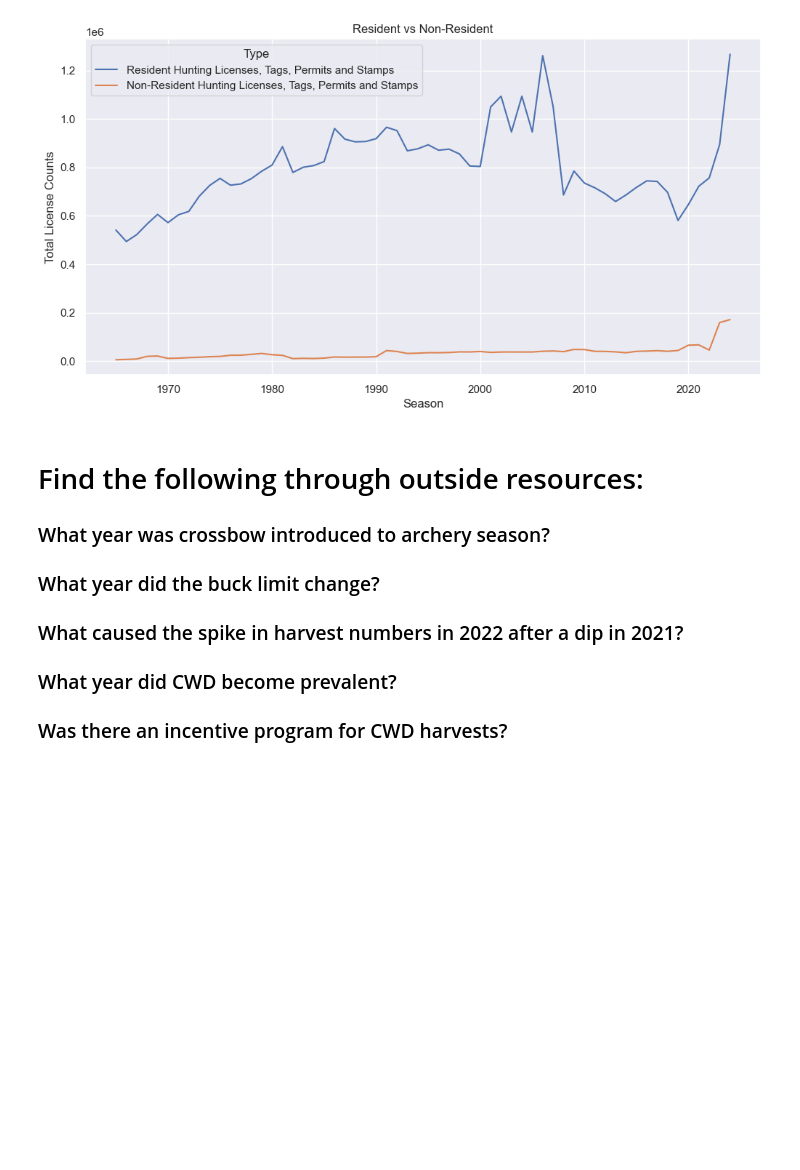
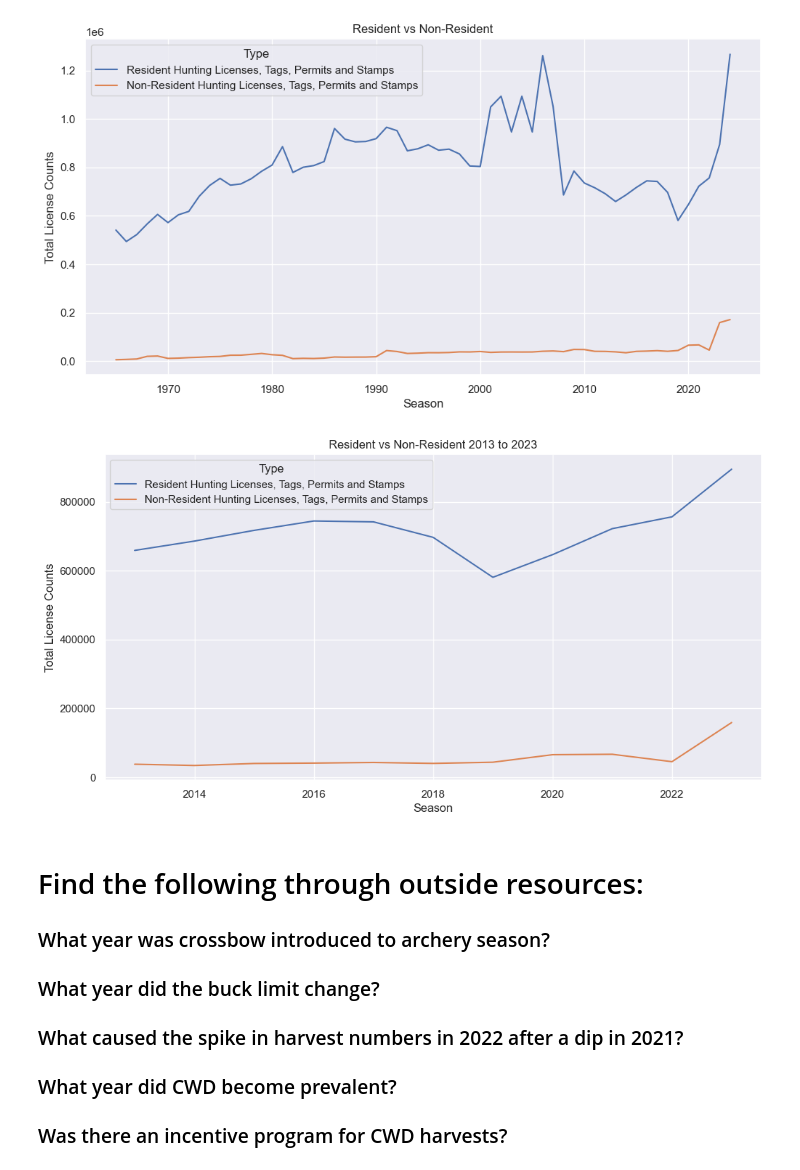
Before and after one commit to McNuttJ/Tennessee-Deer-Herd-Analysis-Capstone, a Jupyter notebook: tennessee_deer_herd_analysis.ipynb, the cells around one changed output. Drawn from its saved outputs; the diff is of its cells as text; code cells hidden in the pictures; blank space fills up the shorter version.

```diff
--- a/tennessee_deer_herd_analysis.ipynb
+++ b/tennessee_deer_herd_analysis.ipynb
@@ -1108,6 +1151,18 @@ plt.title('Resident vs Non-Resident')
 plt.show()
 # %% [output]
 [figure]
+# %%
+license_counts_melt_2013_to_2023 = license_counts_melt[(license_counts_melt['Season']>=2013) & (license_counts_melt['Season']<2024)]
+# %%
+license_counts_lineplot2 = sns.lineplot(data=license_counts_melt_2013_to_2023, x="Season", y="vals", hue='cols')
+plt.legend(title='Type')
+sns.move_legend(type_lineplot, "upper left", bbox_to_anchor=(1, 1))
+plt.xlabel('Season')
+plt.ylabel('Total License Counts')
+plt.title('Resident vs Non-Resident 2013 to 2023')
+plt.show()
+# %% [output]
+[figure, added]
 # %% [markdown]
 # Find the following through outside resources:
 ### What year was crossbow introduced to archery season?
```
Also changed, not shown: parts of 26 cells of this notebook.
